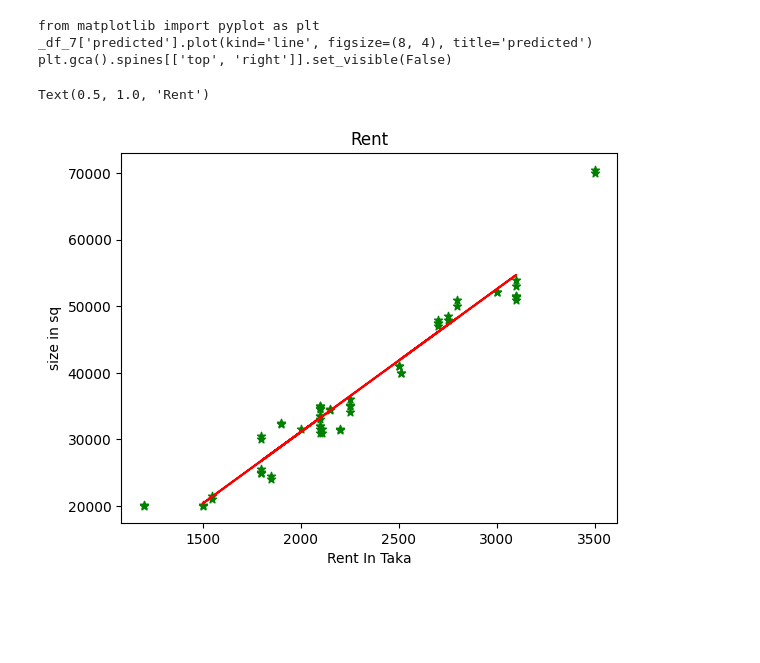
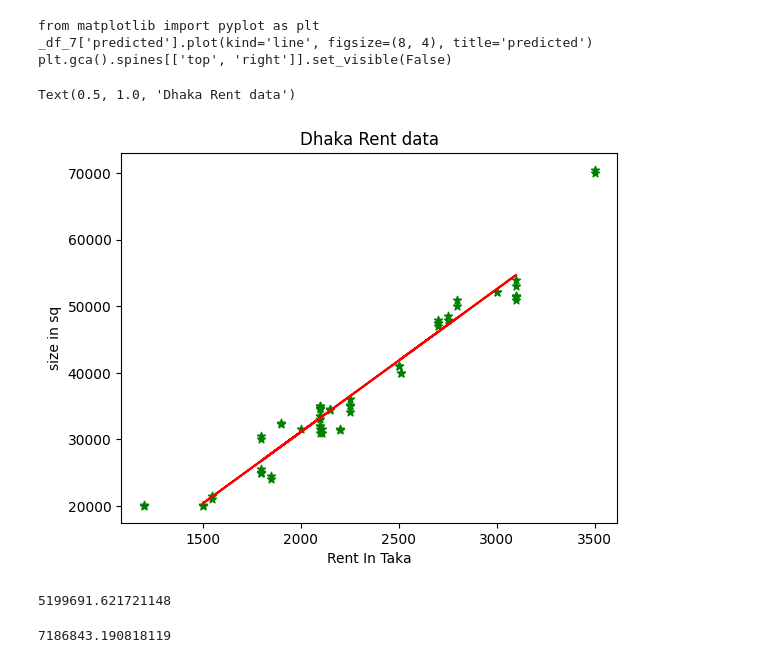
Before and after one commit to hafizur45/Basic_Linear_Regression, a Jupyter notebook: Linear_Regression.ipynb, the cells around one changed output. Cells and saved outputs as stored; diff of their text form; code cells hidden in the pictures; blank space fills up the shorter version.

```diff
--- a/Linear_Regression.ipynb
+++ b/Linear_Regression.ipynb
@@ -288,9 +288,9 @@ plt.gca().spines[['top', 'right']].set_visible(False)
 # %%
 plt.scatter(df.area,df.rent,color = 'green',marker = '*')
 plt.plot(xtest,reg.predict(xtest),color = 'red')
 plt.xlabel('Rent In Taka')
 plt.ylabel('size in sq')
-plt.title('Rent')
+plt.title('Dhaka Rent data')
 # %% [output]
-Text(0.5, 1.0, 'Rent')
+Text(0.5, 1.0, 'Dhaka Rent data')
-[figure, old version]
+[figure, new version]
@@ -296,0 +302,4 @@ Text(0.5, 1.0, 'Rent')
+# %%
+test_mse
+# %% [output]
+5199691.621721148
@@ -296,0 +309,4 @@ Text(0.5, 1.0, 'Rent')
+# %%
+train_mse
+# %% [output]
+7186843.190818119
```
Also changed, not shown: parts of 7 cells of this notebook.
